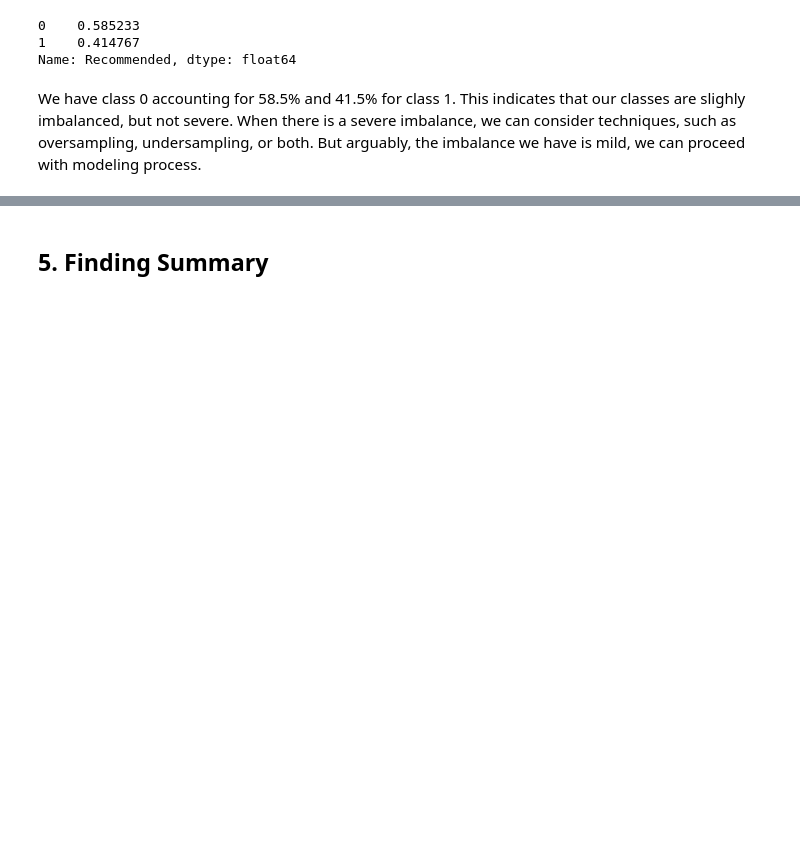
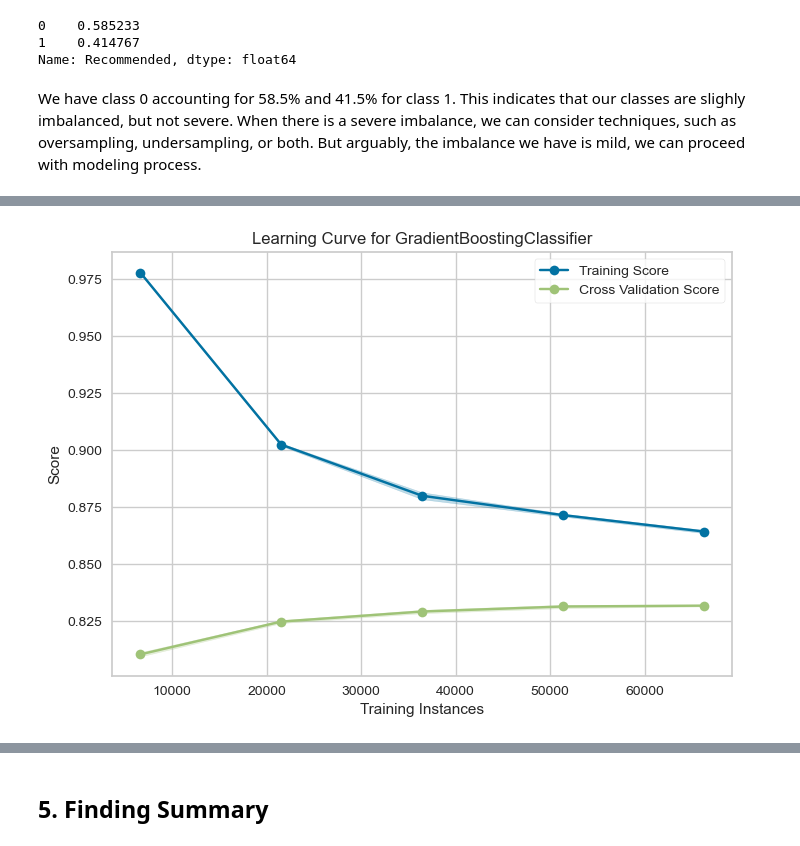
Before and after one commit to treelunar/2023_Airline_Reviews_Analysis, a Jupyter notebook: Airline_Reviews_Part 2.ipynb, the cells around one changed output, grey strips where cells are left out. Saved outputs shown, nothing was run; the diff lists cells and outputs as text; code cells hidden in the pictures; blank space fills up the shorter version.

```diff
--- a/Airline_Reviews_Part 2.ipynb
+++ b/Airline_Reviews_Part 2.ipynb
@@ -1347,0 +1402,18 @@ print(confusion_matrix(y_test, y_pred_optimized))
+# %%
+from sklearn.model_selection import learning_curve
+from yellowbrick.model_selection import LearningCurve
+
+def plot_learning_curve(model, X, y, cv=3):
+    # Instantiate the learning curve visualizer
+    lc_visualizer = LearningCurve(
+        model, cv=cv, scoring='accuracy', n_jobs=-1
+    )
+
+    # Fit and score the visualizer
+    lc_visualizer.fit(X, y)
+    lc_visualizer.show()
+
+# Run the function on your data and optimized model
+plot_learning_curve(gbm_final_optimized, X_train_scaled, y_train)
+# %% [output]
+[figure, added]
```
Also changed, not shown: parts of 59 cells of this notebook.
